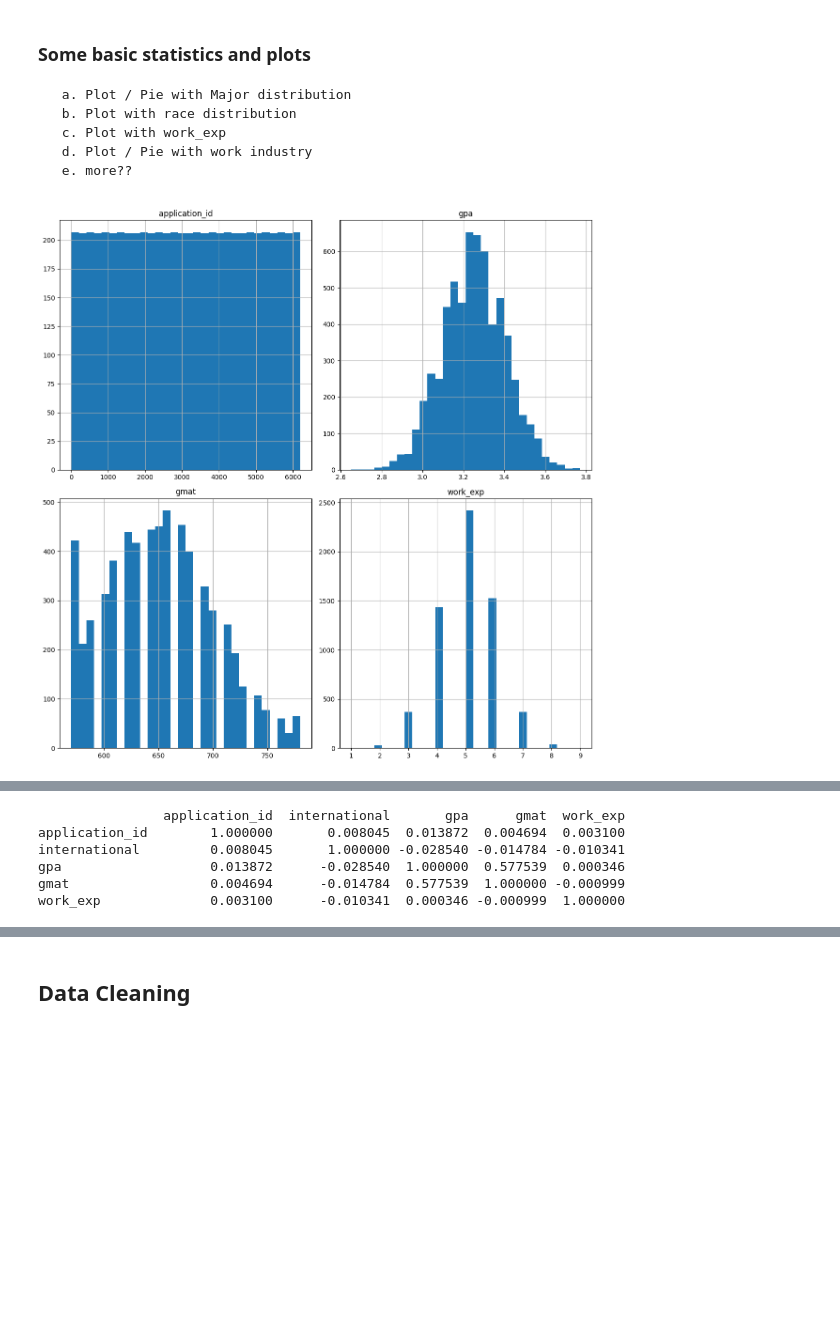
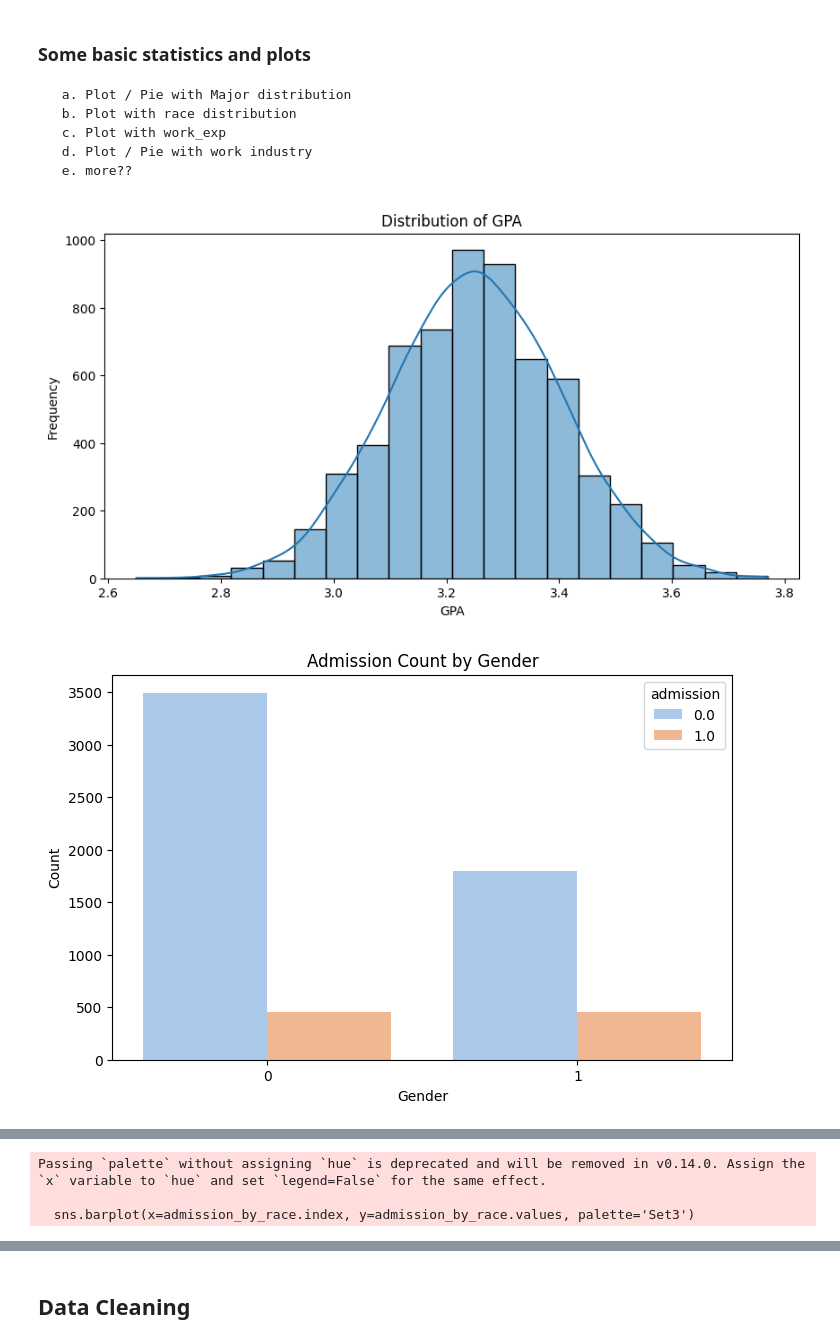
Before and after one commit to toutsos/ml_project, a Jupyter notebook: big-data-ml-project.ipynb, the cells around one changed output, grey strips where cells are left out. Cells and saved outputs as stored; diff of their text form; code cells hidden in the pictures; blank space fills up the shorter version.

```diff
--- a/big-data-ml-project.ipynb
+++ b/big-data-ml-project.ipynb
@@ -20,22 +20,70 @@
 # %%
 # Load data
 
 import numpy as np
 import matplotlib.pyplot as plt
 import pandas as pd
 import numpy as np
 from sklearn import preprocessing
+import seaborn as sns
 %matplotlib inline
 
 url = 'https://raw.githubusercontent.com/toutsos/ml_project/refs/heads/main/MBA.csv'
 df=pd.read_csv(url)
 #print(df.head())
 
-df.hist(figsize=(12, 12), bins=30)
-plt.tight_layout()
+df['gender'] = df['gender'].map({'Female': 1, 'Male': 0})
+df['admission'] = df['admission'].map({'Admit': 1}).fillna(0)
+
+#histogram
+plt.figure(figsize=(10, 5))
+sns.histplot(df['gpa'], kde=True, bins=20)
+plt.title('Distribution of GPA')
+plt.xlabel('GPA')
+plt.ylabel('Frequency')
 plt.show()
 
-correlation_matrix = df.corr(numeric_only=True)
-print (correlation_matrix)
+#admissions based on gender
+plt.figure(figsize=(8, 5))
+sns.countplot(x='gender', hue='admission', data=df, palette='pastel')
+plt.title('Admission Count by Gender')
+plt.xlabel('Gender')
+plt.ylabel('Count')
+plt.show()
+
+#GPA vs GMAT with admissions
+plt.figure(figsize=(10, 6))
+sns.scatterplot(x='gpa', y='gmat', hue='admission', data=df, palette='Set1')
+plt.title('GPA vs GMAT by Admission Status')
+plt.xlabel('GPA')
+plt.ylabel('GMAT Score')
+plt.show()
+
+#heatmap
+numeric_df = df.select_dtypes(include=[np.number])
+correlation_matrix = numeric_df.corr()
+plt.figure(figsize=(10, 8))
+sns.heatmap(correlation_matrix, annot=True, cmap='coolwarm', vmin=-1, vmax=1)
+plt.title('Correlation Matrix')
+plt.show()
+
+#race
+plt.figure(figsize=(12, 6))
+sns.countplot(x='race', hue='admission', data=df, palette='Set2')
+plt.title('Admission Count by Race')
+plt.xlabel('Race')
+plt.ylabel('Count')
+plt.xticks(rotation=45)
+plt.show()
+
+admission_by_race = df.groupby('race')['admission'].mean().sort_values(ascending=False)
+plt.figure(figsize=(12, 6))
+sns.barplot(x=admission_by_race.index, y=admission_by_race.values, palette='Set3')
+plt.title('Admission Rate by Race')
+plt.xlabel('Race')
+plt.ylabel('Average Admission Rate')
+plt.xticks(rotation=45)
+plt.show()
 # %% [output]
-[figure, old version]
+[figure, new version]
+[figure, added]
@@ -42,6 +93,3 @@ print (correlation_matrix)
-                application_id  international       gpa      gmat  work_exp
-application_id        1.000000       0.008045  0.013872  0.004694  0.003100
-international         0.008045       1.000000 -0.028540 -0.014784 -0.010341
-gpa                   0.013872      -0.028540  1.000000  0.577539  0.000346
-gmat                  0.004694      -0.014784  0.577539  1.000000 -0.000999
-work_exp              0.003100      -0.010341  0.000346 -0.000999  1.000000
+Passing `palette` without assigning `hue` is deprecated and will be removed in v0.14.0. Assign the `x` variable to `hue` and set `legend=False` for the same effect.
+
+  sns.barplot(x=admission_by_race.index, y=admission_by_race.values, palette='Set3')
```
Also changed, not shown: parts of 1 cell of this notebook.
